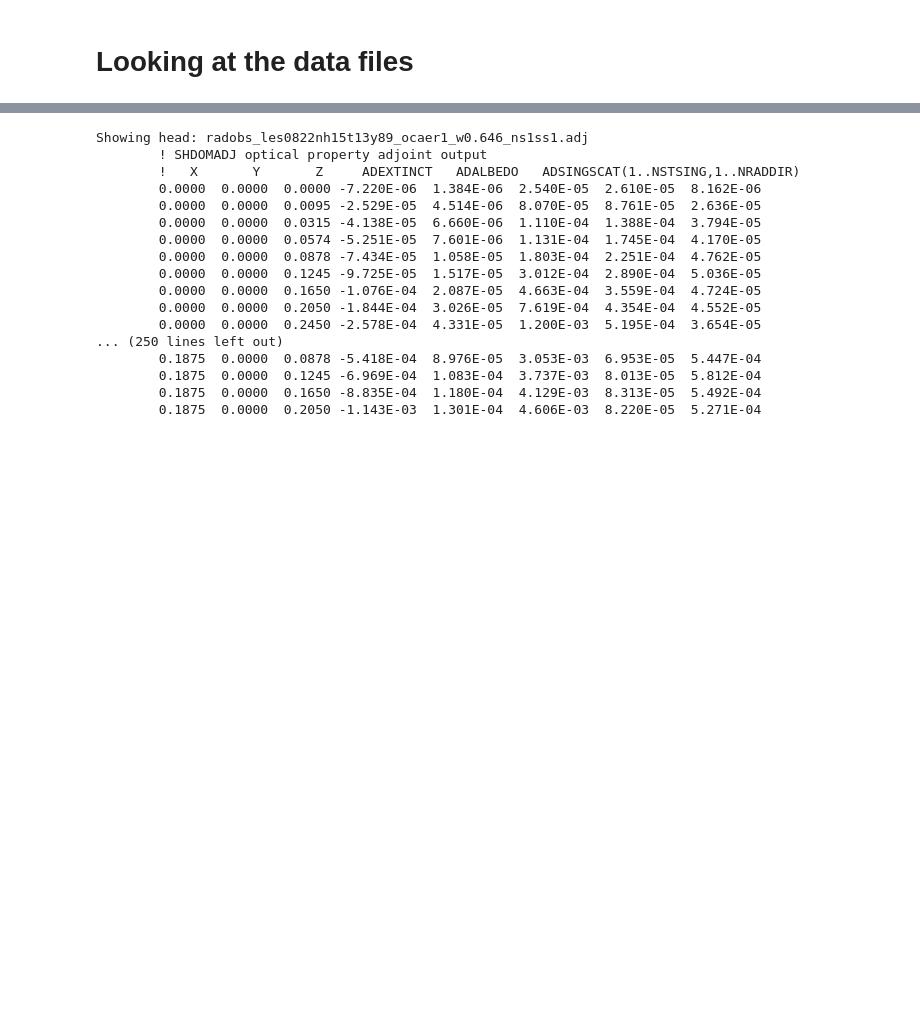
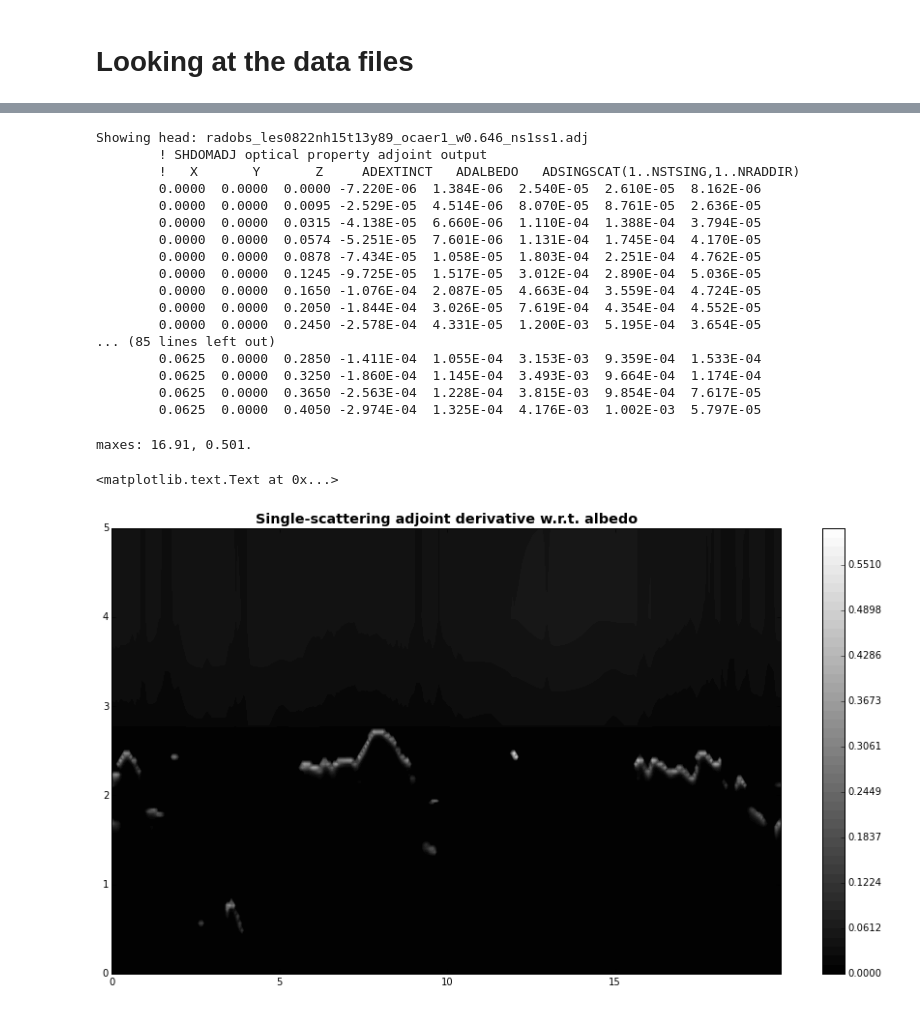
Before and after one commit to wgm2111/wgm-shdom-files-AGU2015, a Jupyter notebook: data-adjoint/exploring_adjoint.ipynb, the cells around one changed output, grey strips where cells are left out. Saved outputs shown, nothing was run; the diff lists cells and outputs as text; code cells hidden in the pictures; blank space fills up the shorter version.

```diff
--- a/data-adjoint/exploring_adjoint.ipynb
+++ b/data-adjoint/exploring_adjoint.ipynb
@@ -67,7 +130,7 @@ Showing head: radobs_les0822nh15t13y89_ocaer1_w0.646_ns1ss1.log
 # %%
 # The the adjoint results
 fadj = "radobs_les0822nh15t13y89_ocaer1_w0.646_ns1ss1.adj"
-print_head(fadj)
+print_head(fadj, Nlines=100)
 # %% [output]
 Showing head: radobs_les0822nh15t13y89_ocaer1_w0.646_ns1ss1.adj
         ! SHDOMADJ optical property adjoint output
@@ -81,11 +144,49 @@ Showing head: radobs_les0822nh15t13y89_ocaer1_w0.646_ns1ss1.adj
         0.0000  0.0000  0.1650 -1.076E-04  2.087E-05  4.663E-04  3.559E-04  4.724E-05
         0.0000  0.0000  0.2050 -1.844E-04  3.026E-05  7.619E-04  4.354E-04  4.552E-05
         0.0000  0.0000  0.2450 -2.578E-04  4.331E-05  1.200E-03  5.195E-04  3.654E-05
-... (250 lines left out)
-        0.1875  0.0000  0.0878 -5.418E-04  8.976E-05  3.053E-03  6.953E-05  5.447E-04
-        0.1875  0.0000  0.1245 -6.969E-04  1.083E-04  3.737E-03  8.013E-05  5.812E-04
-        0.1875  0.0000  0.1650 -8.835E-04  1.180E-04  4.129E-03  8.313E-05  5.492E-04
-        0.1875  0.0000  0.2050 -1.143E-03  1.301E-04  4.606E-03  8.220E-05  5.271E-04
+... (85 lines left out)
+        0.0625  0.0000  0.2850 -1.411E-04  1.055E-04  3.153E-03  9.359E-04  1.533E-04
+        0.0625  0.0000  0.3250 -1.860E-04  1.145E-04  3.493E-03  9.664E-04  1.174E-04
+        0.0625  0.0000  0.3650 -2.563E-04  1.228E-04  3.815E-03  9.854E-04  7.617E-05
+        0.0625  0.0000  0.4050 -2.974E-04  1.325E-04  4.176E-03  1.002E-03  5.797E-05
+# %%
+# Read the adjoint file
+
+cols = ['X', 'Y', 'Z', 'ADEXTINCT', "ADALBEDO"]
+value_list = []
+for line in open(fadj):
+    if line[0] =='!':
+        pass
+    else:
+        new = line.strip().split()
+        value_list.append(new[:len(cols)])
+
+values = np.array(value_list, dtype="f8").T
+adjoint_dict = dict(zip(cols, values))
+# %%
+# Get values to plot
+nx = np.unique(adjoint_dict['X']).size
+nz = np.unique(adjoint_dict['Z']).size
+x = adjoint_dict['X'].reshape(nx, nz)
+z = adjoint_dict['Z'].reshape(nx, nz)
+adj_ext = adjoint_dict['ADEXTINCT'].reshape(nx, nz)
+adj_alb = adjoint_dict['ADALBEDO'].reshape(nx, nz)
+
+print("maxes: {}, {}.".format(abs(adj_ext).max(),abs(adj_alb).max()))
+# %% [output]
+maxes: 16.91, 0.501.
+# %%
+#plot the adjoint of the extinction
+f1 = plt.figure(1, (15, 8), facecolor='white')
+ax1 = f1.add_axes([.1, .1, .8, .8])
+contour1 =ax1.contourf(x, z, adj_alb, levels=np.linspace(0, .6,50), cmap=cm.gray)
+ax1.set_ybound(0,5)
+f1.colorbar(contour1, ax=ax1)
+
+ax1.set_title("Single-scattering adjoint derivative w.r.t. albedo", fontsize="x-large", fontweight="bold")
+# %% [output]
+<matplotlib.text.Text at 0x...>
+[figure, added]
 # %%
 # The first adjoint radiance field
 farad1 = "radobs_les0822nh15t13y89_ocaer1_w0.646_ns1ss1.arad"
```
Also changed, not shown: parts of 15 cells of this notebook.
